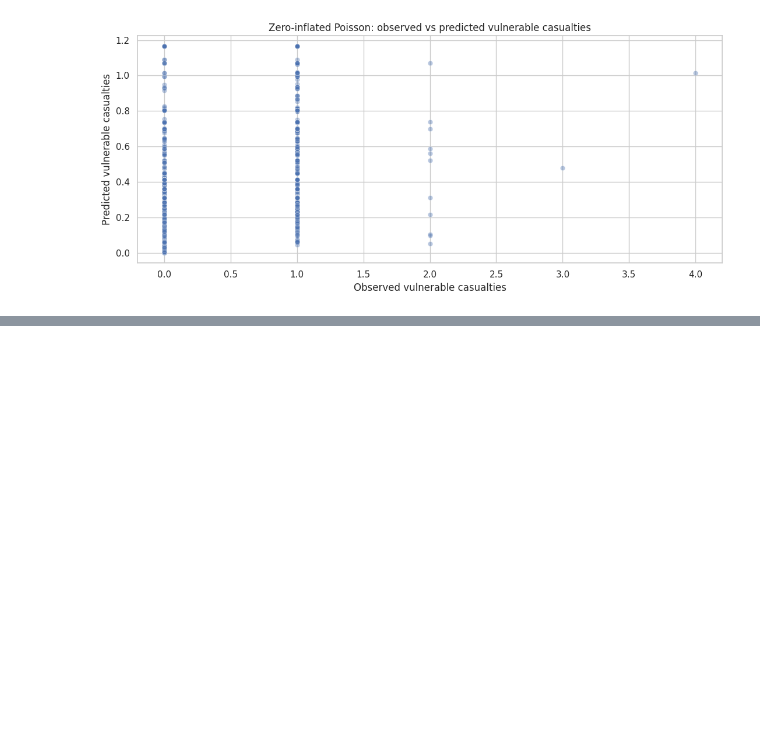
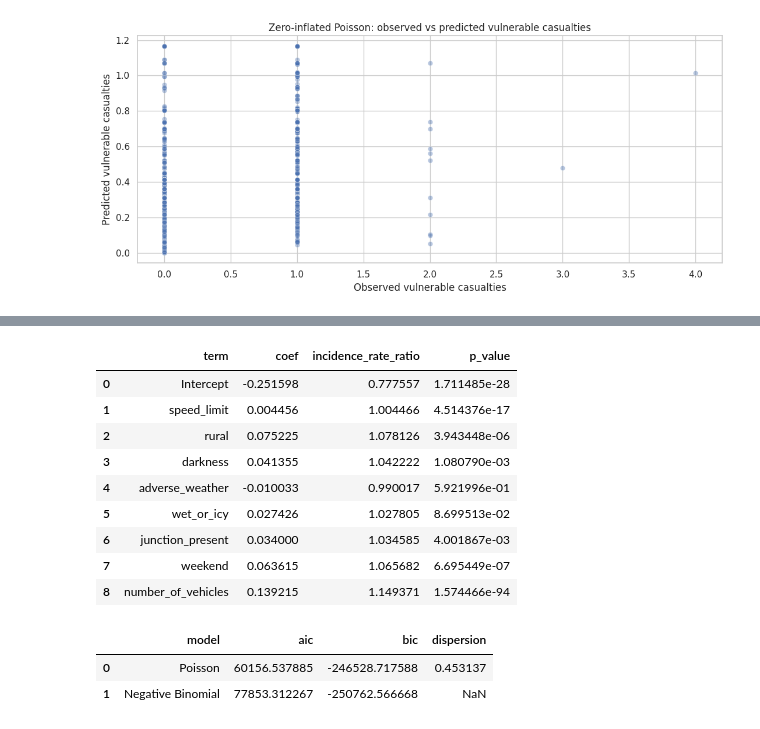
Before and after one commit to lilinchao/traffic-book-practice, a Jupyter notebook: notebooks/chapter-04/traffic_accident_panel_analysis.ipynb, the cells around one changed output, grey strips where cells are left out. Cells and saved outputs as stored; diff of their text form; code cells hidden in the pictures; blank space fills up the shorter version.

```diff
--- a/notebooks/chapter-04/traffic_accident_panel_analysis.ipynb
+++ b/notebooks/chapter-04/traffic_accident_panel_analysis.ipynb
@@ -303,0 +335,33 @@ plt.tight_layout()
+# %%
+poisson_table = pd.DataFrame({
+    "term": poisson_model.params.index,
+    "coef": poisson_model.params.values,
+    "incidence_rate_ratio": np.exp(poisson_model.params.values),
+    "p_value": poisson_model.pvalues.values,
+})
+poisson_table.to_csv(RESULTS_DIR / "poisson_incidence_rate_ratios.csv", index=False)
+poisson_table
+# %% [output]
+|  | term | coef | incidence_rate_ratio | p_value |
+| 0 | Intercept | -0.251598 | 0.777557 | 1.711485e-28 |
+| 1 | speed_limit | 0.004456 | 1.004466 | 4.514376e-17 |
+| 2 | rural | 0.075225 | 1.078126 | 3.943448e-06 |
+| 3 | darkness | 0.041355 | 1.042222 | 1.080790e-03 |
+| 4 | adverse_weather | -0.010033 | 0.990017 | 5.921996e-01 |
+| 5 | wet_or_icy | 0.027426 | 1.027805 | 8.699513e-02 |
+| 6 | junction_present | 0.034000 | 1.034585 | 4.001867e-03 |
+| 7 | weekend | 0.063615 | 1.065682 | 6.695449e-07 |
+| 8 | number_of_vehicles | 0.139215 | 1.149371 | 1.574466e-94 |
+# %%
+model_comparison = pd.DataFrame({
+    "model": ["Poisson", "Negative Binomial"],
+    "aic": [poisson_model.aic, negative_binomial_model.aic],
+    "bic": [poisson_model.bic, negative_binomial_model.bic],
+    "dispersion": [poisson_model.pearson_chi2 / poisson_model.df_resid, np.nan],
+})
+model_comparison.to_csv(RESULTS_DIR / "count_model_comparison.csv", index=False)
+model_comparison
+# %% [output]
+|  | model | aic | bic | dispersion |
+| 0 | Poisson | 60156.537885 | -246528.717588 | 0.453137 |
+| 1 | Negative Binomial | 77853.312267 | -250762.566668 | NaN |
```
Also changed, not shown: parts of 10 cells of this notebook, 17 other files.
